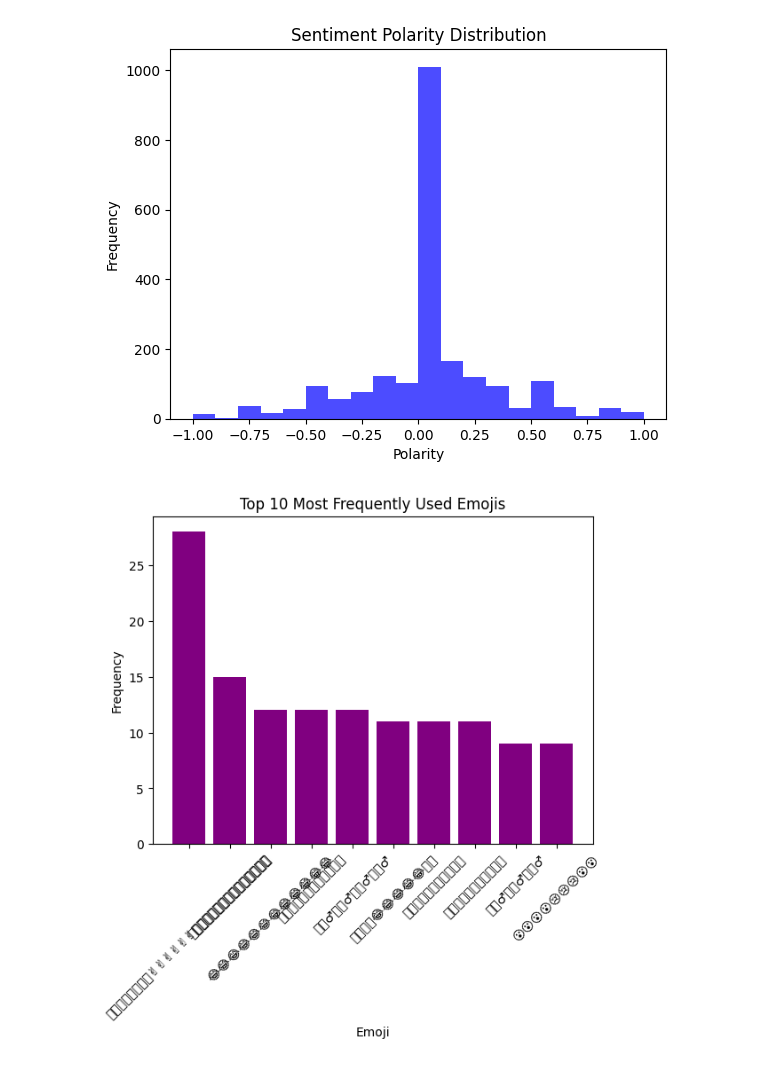
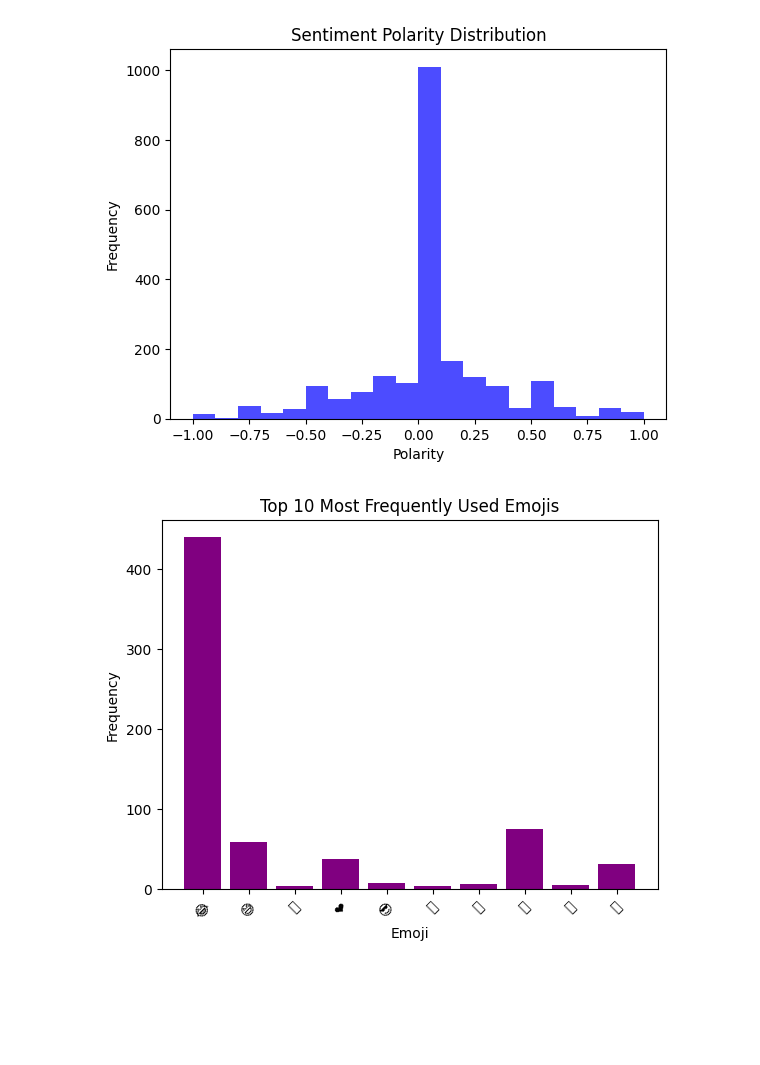
Before and after one commit to SdSarthak/Feedback-Fusion, a Jupyter notebook: Atishay/separate_model/NLPsents.ipynb, the cells around one changed output. Saved outputs shown, nothing was run; the diff lists cells and outputs as text; code cells hidden in the pictures; blank space fills up the shorter version.

```diff
--- a/Atishay/separate_model/NLPsents.ipynb
+++ b/Atishay/separate_model/NLPsents.ipynb
@@ -115,6 +115,19 @@ from textblob import TextBlob
 def analyze_sentiment(comment):
     analysis = TextBlob(comment).sentiment
     return analysis.polarity, analysis.subjectivity
+
+def classify_review():
+    analysis = TextBlob(comment).sentiment
+
+    if analysis > 0:
+        return 'Positive'
+    elif analysis == 0:
+        return 'Neutral'
+    else:
+        return 'Negative'
+
+
+only_com['Sentiment'] = only_com['Review'].apply(classify_review)
 
 polarity_list = []
 subjectivity_list = []
@@ -181,16 +202,18 @@ visualize_sentiments(only_com)
 # %% [output]
 [figure]
 # %%
-def visualize_emojis(only_com):
+def visualize_emojis(emoji_analysis):
 
-    top_emojis = only_com.sort_values(by = 'emoji_count', ascending=False).head(10)
-    plt.bar(top_emojis['Emojis'], top_emojis['emoji_count'], color = 'purple')
+    emojis = list(emoji_analysis.keys())
+    frequencies = list(emoji_analysis.values())
+
+    plt.bar(emojis[:10], frequencies[:10], color='purple')  # Taking only the top 10
     plt.xlabel('Emoji')
     plt.ylabel('Frequency')
     plt.title('Top 10 Most Frequently Used Emojis')
     plt.xticks(rotation=45)
     plt.show()
 
-visualize_emojis(only_com)
+visualize_emojis(emoji_analysis)
 # %% [output]
-[figure, old version]
+[figure, new version]
```
Also changed, not shown: parts of 3 cells of this notebook, 19 other files.
